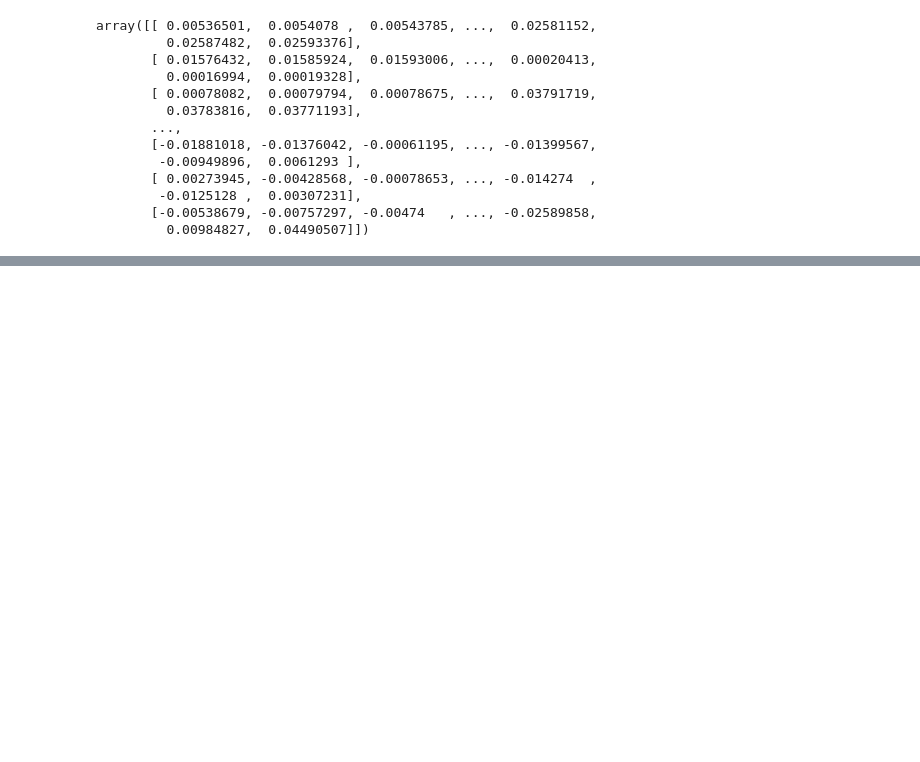
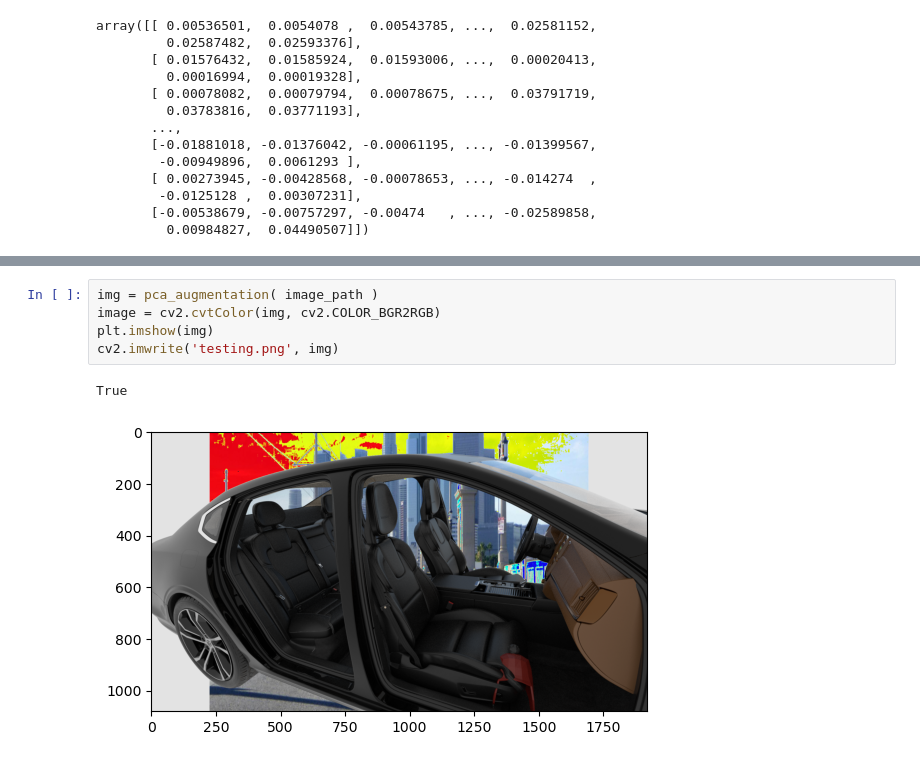
Before and after one commit to hannahjayneknight/interiorcardamage, a Jupyter notebook: Model training/Notebooks/4.1-PCA.ipynb, the cells around one changed output, grey strips where cells are left out. Drawn from its saved outputs; the diff is of its cells as text; blank space fills up the shorter version.

```diff
--- a/Model training/Notebooks/4.1-PCA.ipynb
+++ b/Model training/Notebooks/4.1-PCA.ipynb
@@ -295,0 +391,8 @@ array([[ 0.00536501,  0.0054078 ,  0.00543785, ...,  0.02581152,
+# %%
+img = pca_augmentation( image_path )
+image = cv2.cvtColor(img, cv2.COLOR_BGR2RGB)
+plt.imshow(img)
+cv2.imwrite('testing.png', img)
+# %% [output]
+True
+[figure, added]
```
Also changed, not shown: parts of 10 cells of this notebook, 3 other files.
